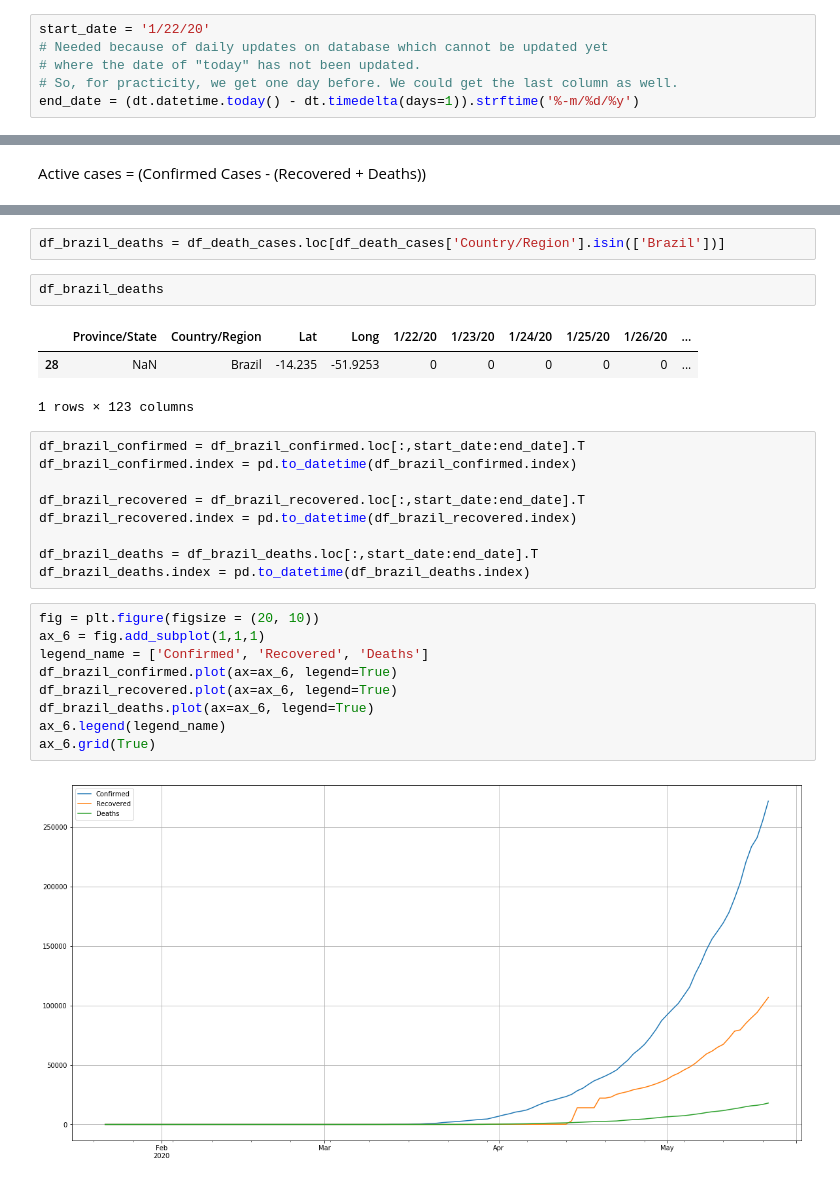
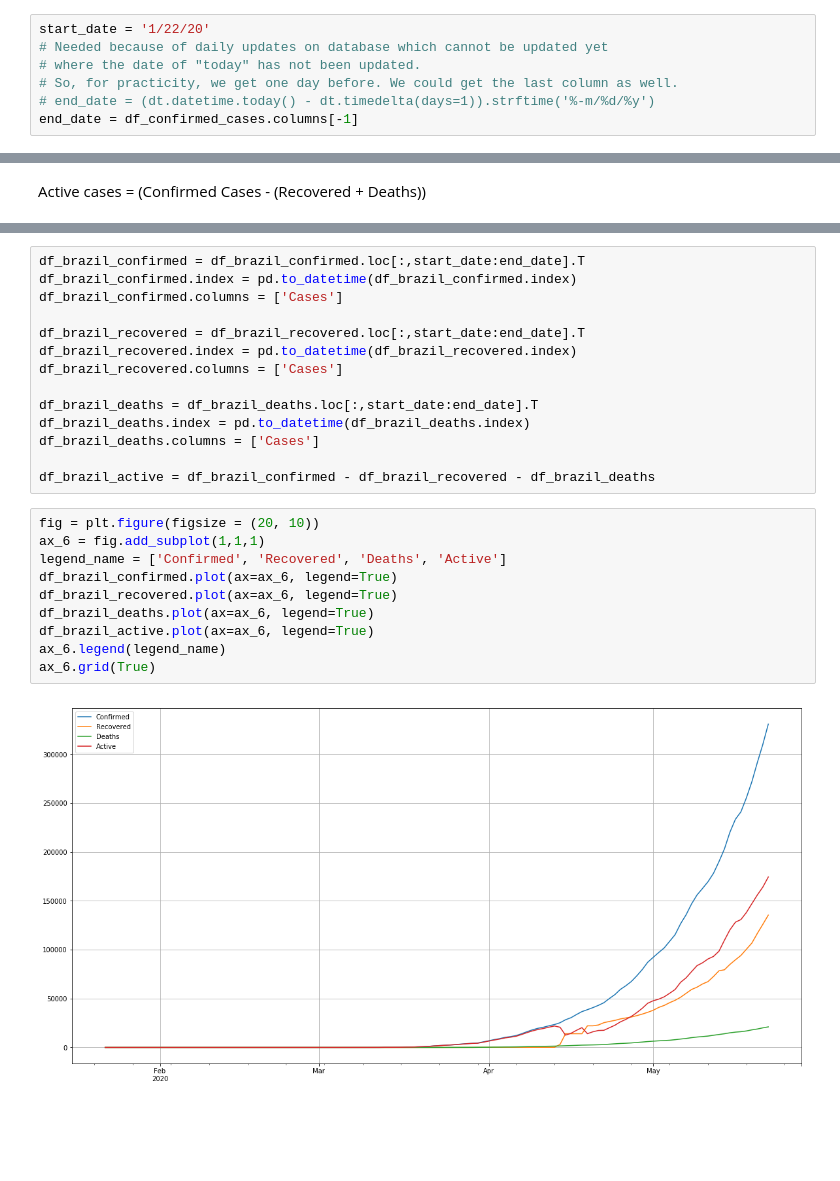
Before and after one commit to ErikSugawara/covid19-visualization-analysis, a Jupyter notebook: covid_visual_analysis.ipynb, the cells around one changed output, grey strips where cells are left out. Drawn from its saved outputs; the diff is of its cells as text; blank space fills up the shorter version.

```diff
--- a/covid_visual_analysis.ipynb
+++ b/covid_visual_analysis.ipynb
@@ -67,7 +67,8 @@ start_date = '1/22/20'
 # Needed because of daily updates on database which cannot be updated yet
 # where the date of "today" has not been updated.
 # So, for practicity, we get one day before. We could get the last column as well.
-end_date = (dt.datetime.today() - dt.timedelta(days=1)).strftime('%-m/%d/%y')
+# end_date = (dt.datetime.today() - dt.timedelta(days=1)).strftime('%-m/%d/%y')
+end_date = df_confirmed_cases.columns[-1]
 # %%
 df_top10 = df_confirmed_cases.groupby(['Country/Region']).sum()
 df_top10 = df_top10.loc[:, start_date:end_date]
@@ -210,28 +202,26 @@ df_brazil_recovered
-# %%
-df_brazil_deaths = df_death_cases.loc[df_death_cases['Country/Region'].isin(['Brazil'])]
-# %%
-df_brazil_deaths
-# %% [output]
-|  | Province/State | Country/Region | Lat | Long | 1/22/20 | 1/23/20 | 1/24/20 | 1/25/20 | 1/26/20 | ... |
-| 28 | NaN | Brazil | -14.235 | -51.9253 | 0 | 0 | 0 | 0 | 0 | ... |
-1 rows × 123 columns
 # %%
 df_brazil_confirmed = df_brazil_confirmed.loc[:,start_date:end_date].T
 df_brazil_confirmed.index = pd.to_datetime(df_brazil_confirmed.index)
+df_brazil_confirmed.columns = ['Cases']
 
 df_brazil_recovered = df_brazil_recovered.loc[:,start_date:end_date].T
 df_brazil_recovered.index = pd.to_datetime(df_brazil_recovered.index)
+df_brazil_recovered.columns = ['Cases']
 
 df_brazil_deaths = df_brazil_deaths.loc[:,start_date:end_date].T
 df_brazil_deaths.index = pd.to_datetime(df_brazil_deaths.index)
+df_brazil_deaths.columns = ['Cases']
+
+df_brazil_active = df_brazil_confirmed - df_brazil_recovered - df_brazil_deaths
 # %%
 fig = plt.figure(figsize = (20, 10))
 ax_6 = fig.add_subplot(1,1,1)
-legend_name = ['Confirmed', 'Recovered', 'Deaths']
+legend_name = ['Confirmed', 'Recovered', 'Deaths', 'Active']
 df_brazil_confirmed.plot(ax=ax_6, legend=True)
 df_brazil_recovered.plot(ax=ax_6, legend=True)
 df_brazil_deaths.plot(ax=ax_6, legend=True)
+df_brazil_active.plot(ax=ax_6, legend=True)
 ax_6.legend(legend_name)
 ax_6.grid(True)
 # %% [output]
-[figure, old version]
+[figure, new version]
```
Also changed, not shown: parts of 21 cells of this notebook.
